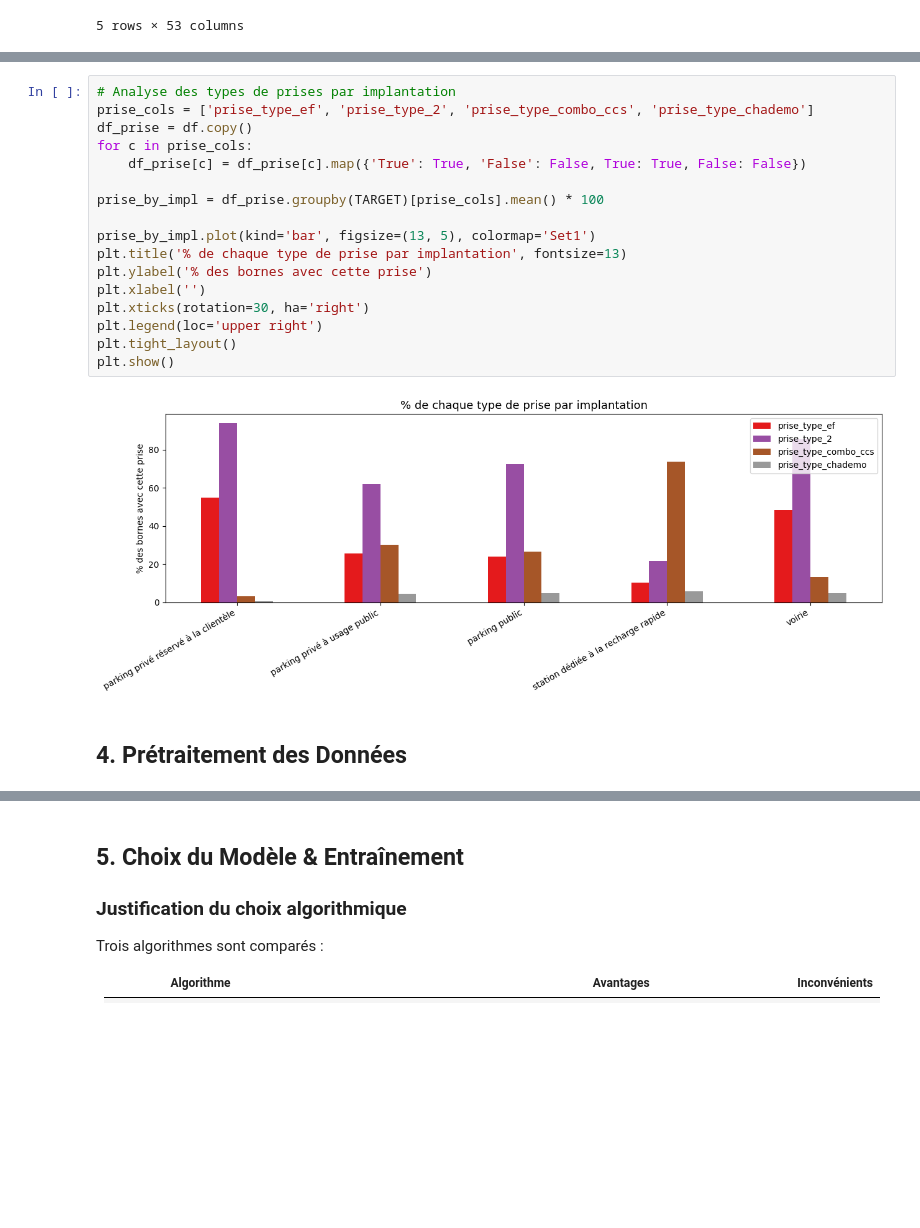
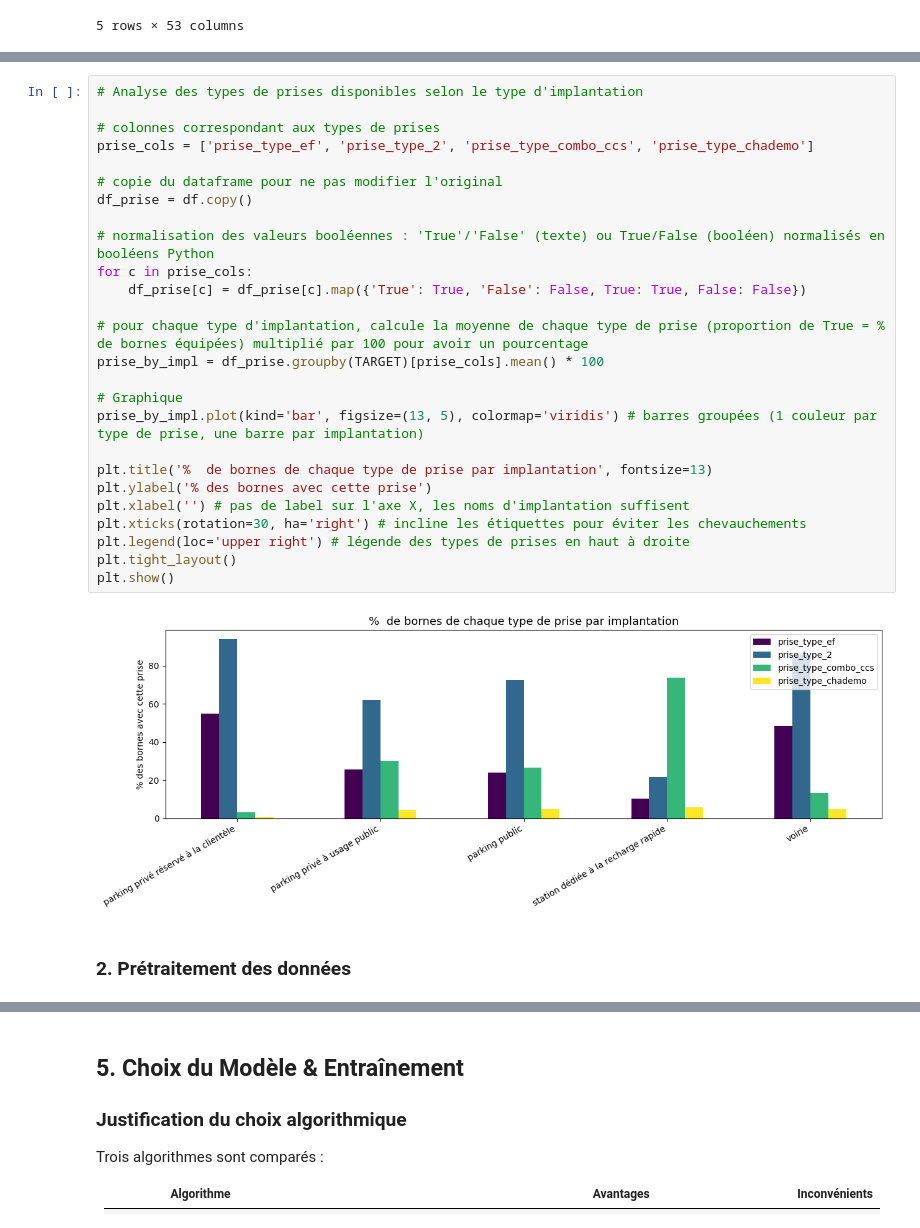
Before and after one commit to Swe3fty/projet_ia_s6, a Jupyter notebook: Besoin_Client_3/Besoin_Client_3.ipynb, the cells around one changed output, grey strips where cells are left out. Drawn from its saved outputs; the diff is of its cells as text; blank space fills up the shorter version.

```diff
--- a/Besoin_Client_3/Besoin_Client_3.ipynb
+++ b/Besoin_Client_3/Besoin_Client_3.ipynb
@@ -167,22 +177,31 @@ plt.show()
 # %%
-# Analyse des types de prises par implantation
+# Analyse des types de prises disponibles selon le type d'implantation
+
+# colonnes correspondant aux types de prises
 prise_cols = ['prise_type_ef', 'prise_type_2', 'prise_type_combo_ccs', 'prise_type_chademo']
+
+# copie du dataframe pour ne pas modifier l'original
 df_prise = df.copy()
+
+# normalisation des valeurs booléennes : 'True'/'False' (texte) ou True/False (booléen) normalisés en booléens Python
 for c in prise_cols:
     df_prise[c] = df_prise[c].map({'True': True, 'False': False, True: True, False: False})
 
+# pour chaque type d'implantation, calcule la moyenne de chaque type de prise (proportion de True = % de bornes équipées) multiplié par 100 pour avoir un pourcentage
 prise_by_impl = df_prise.groupby(TARGET)[prise_cols].mean() * 100
 
-prise_by_impl.plot(kind='bar', figsize=(13, 5), colormap='Set1')
-plt.title('% de chaque type de prise par implantation', fontsize=13)
+# Graphique
+prise_by_impl.plot(kind='bar', figsize=(13, 5), colormap='viridis') # barres groupées (1 couleur par type de prise, une barre par implantation)
+
+plt.title('%  de bornes de chaque type de prise par implantation', fontsize=13)
 plt.ylabel('% des bornes avec cette prise')
-plt.xlabel('')
-plt.xticks(rotation=30, ha='right')
-plt.legend(loc='upper right')
+plt.xlabel('') # pas de label sur l'axe X, les noms d'implantation suffisent
+plt.xticks(rotation=30, ha='right') # incline les étiquettes pour éviter les chevauchements
+plt.legend(loc='upper right') # légende des types de prises en haut à droite
 plt.tight_layout()
 plt.show()
 # %% [output]
-[figure, old version]
+[figure, new version]
 # %% [markdown]
-## 4. Prétraitement des Données
+### 2. Prétraitement des données
 # %%
```
Also changed, not shown: parts of 18 cells of this notebook.
